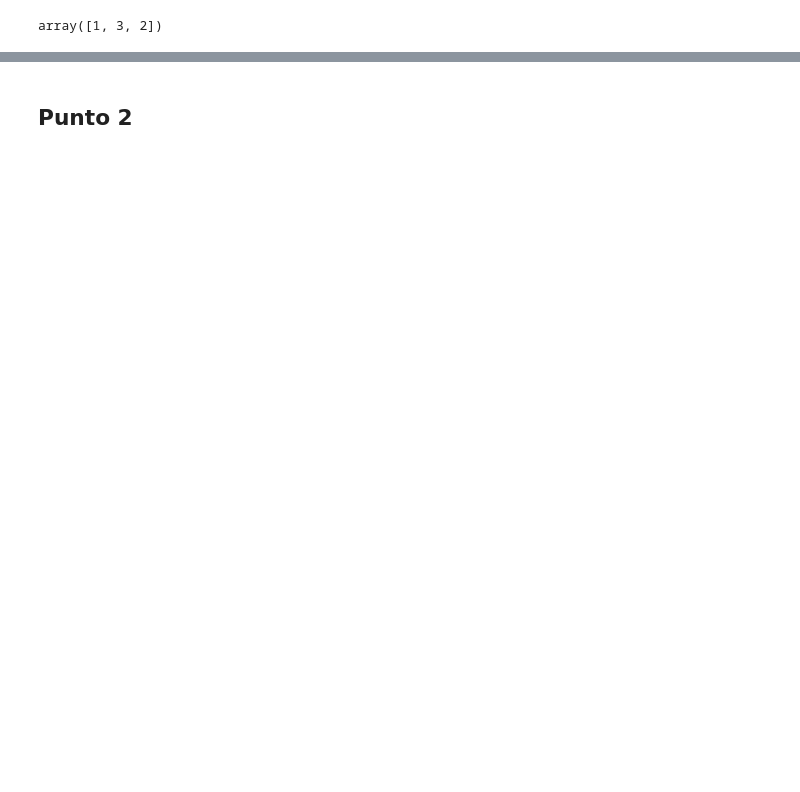
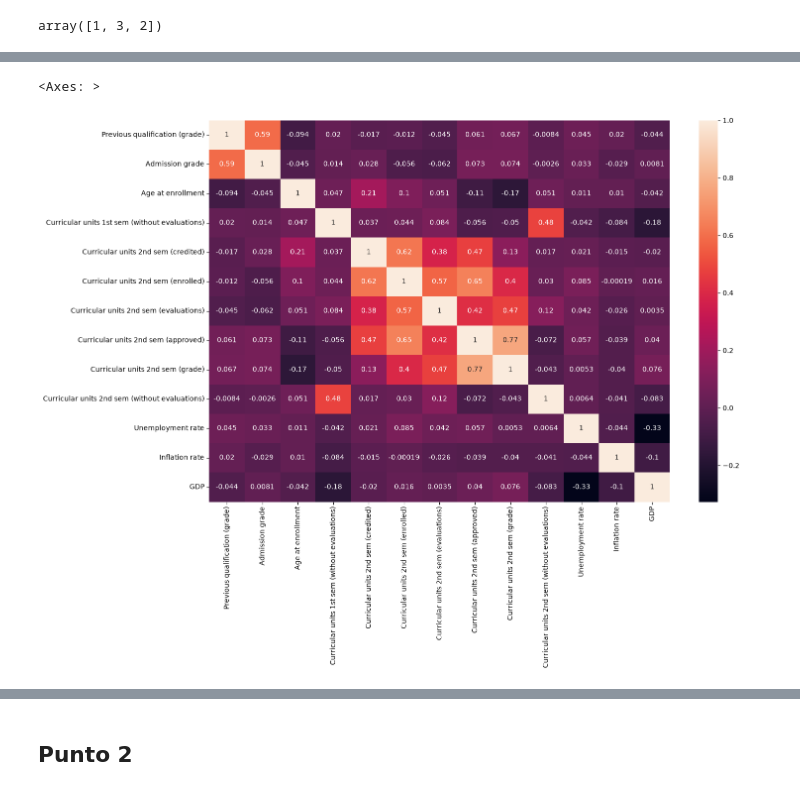
Before and after one commit to BreinerNavarro/IA_II, a Jupyter notebook: Corte_II/Parcial_2_IA2/parcial2_IA.ipynb, the cells around one changed output, grey strips where cells are left out. Drawn from its saved outputs; the diff is of its cells as text; code cells hidden in the pictures; blank space fills up the shorter version.

```diff
--- a/Corte_II/Parcial_2_IA2/parcial2_IA.ipynb
+++ b/Corte_II/Parcial_2_IA2/parcial2_IA.ipynb
@@ -169,0 +252,28 @@ x_train, x_test, y_train, y_test = train_test_split(x_under_encoded,y_under,test
+# %%
+# mostramos la matriz mas limpia sin las varialbles elimandas
+
+numericas = [
+    "Previous qualification (grade)",
+    "Admission grade",
+    "Age at enrollment",
+    "Curricular units 1st sem (without evaluations)",
+
+    "Curricular units 2nd sem (credited)",
+    "Curricular units 2nd sem (enrolled)",
+    "Curricular units 2nd sem (evaluations)",
+    "Curricular units 2nd sem (approved)",
+    "Curricular units 2nd sem (grade)",
+    "Curricular units 2nd sem (without evaluations)",
+
+    "Unemployment rate",
+    "Inflation rate",
+    "GDP"
+]
+
+# Mostramos la correlacion solo entre variables numericas
+corr = df_new[numericas].corr()
+plt.figure(figsize=(15,10))
+sns.heatmap(corr, annot = True)
+# %% [output]
+<Axes: >
+[figure, added]
```
Also changed, not shown: parts of 42 cells of this notebook.
